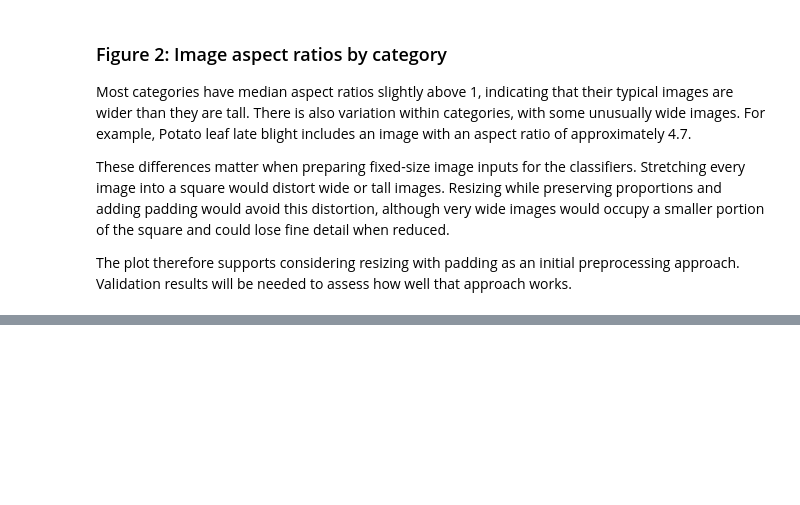
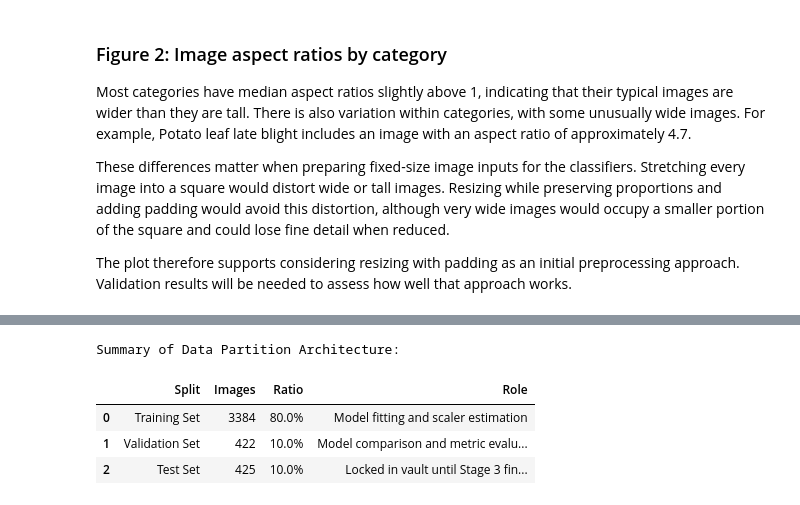
Before and after one commit to lmurariuUWO/DS3000_Project_Group04, a Jupyter notebook: DS3000_Project_Group16.ipynb, the cells around one changed output, grey strips where cells are left out. Saved outputs shown, nothing was run; the diff lists cells and outputs as text; code cells hidden in the pictures; blank space fills up the shorter version.

```diff
--- a/DS3000_Project_Group16.ipynb
+++ b/DS3000_Project_Group16.ipynb
@@ -455,0 +448,25 @@ The plot therefore supports considering resizing with padding as an initial prep
+# %%
+# Split Architecture
+import pandas as pd
+
+total_samples = len(train_single_category_labels) + len(valid_single_category_labels) + len(test_single_category_labels)
+
+split_summary = pd.DataFrame([
+    {"Split": "Training Set", "Images": len(train_single_category_labels),
+     "Ratio": f"{len(train_single_category_labels)/total_samples*100:.1f}%",
+     "Role": "Model fitting and scaler estimation"},
+    {"Split": "Validation Set", "Images": len(valid_single_category_labels),
+     "Ratio": f"{len(valid_single_category_labels)/total_samples*100:.1f}%",
+     "Role": "Model comparison and metric evaluation"},
+    {"Split": "Test Set", "Images": len(test_single_category_labels),
+     "Ratio": f"{len(test_single_category_labels)/total_samples*100:.1f}%",
+     "Role": "Locked in vault until Stage 3 final evaluation"}
+])
+print("Summary of Data Partition Architecture:")
+display(split_summary)
+# %% [output]
+Summary of Data Partition Architecture:
+|  | Split | Images | Ratio | Role |
+| 0 | Training Set | 3384 | 80.0% | Model fitting and scaler estimation |
+| 1 | Validation Set | 422 | 10.0% | Model comparison and metric evalu... |
+| 2 | Test Set | 425 | 10.0% | Locked in vault until Stage 3 fin... |
```
Also changed, not shown: parts of 13 cells of this notebook.
